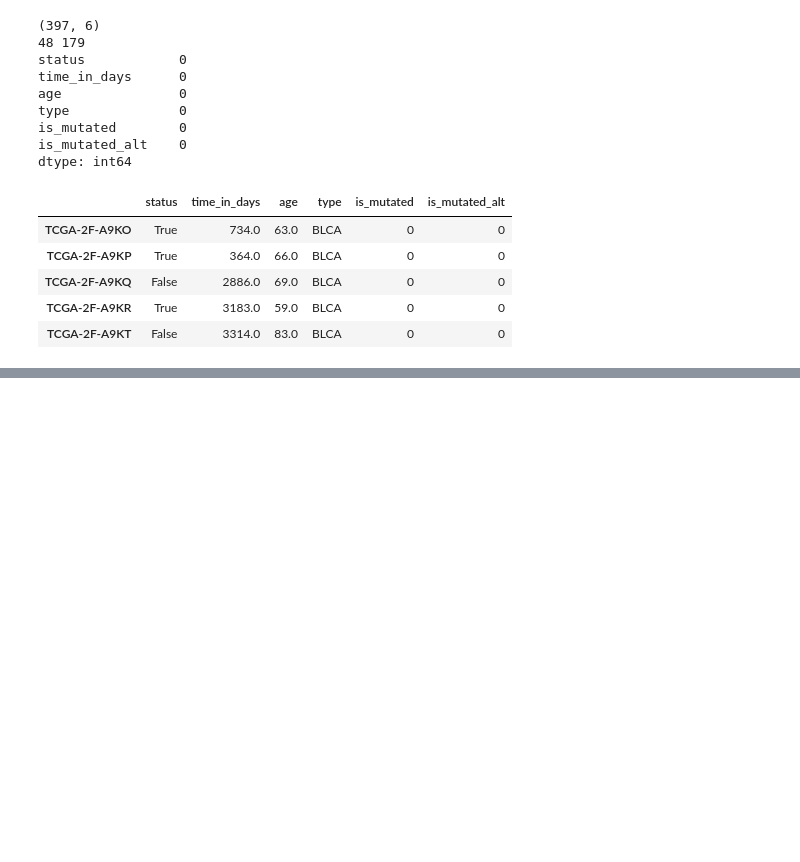
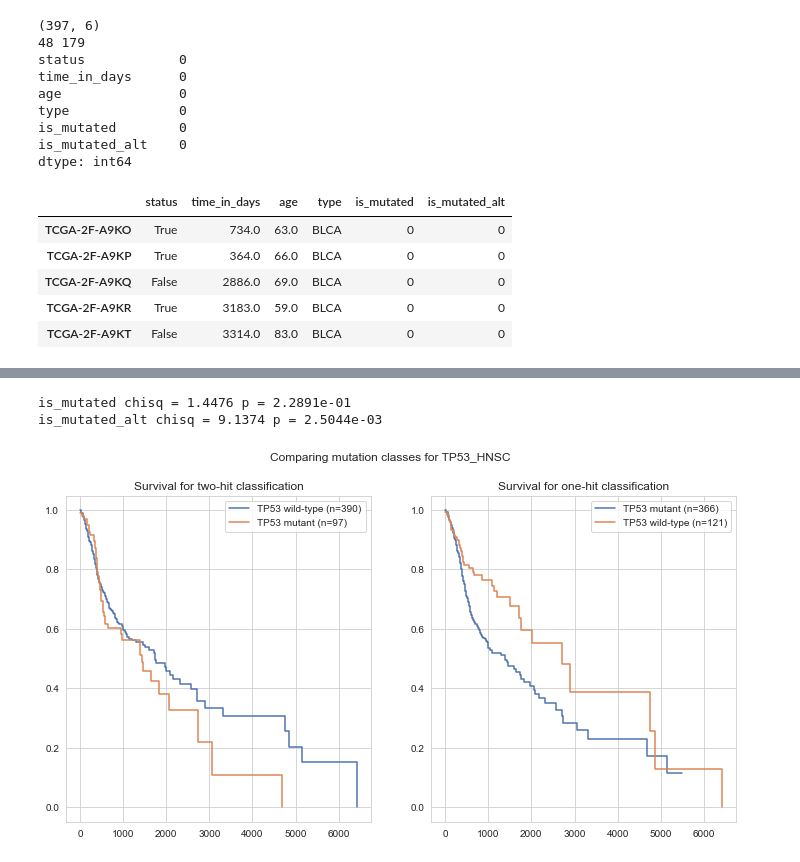
Before and after one commit to greenelab/mutation-fn, a Jupyter notebook: 6_survival_analysis/survival_hit_groups.ipynb, the cells around one changed output, grey strips where cells are left out. Cells and saved outputs as stored; diff of their text form; code cells hidden in the pictures; blank space fills up the shorter version.

```diff
--- a/6_survival_analysis/survival_hit_groups.ipynb
+++ b/6_survival_analysis/survival_hit_groups.ipynb
@@ -374,0 +520,16 @@ Text(0.5, 0.98, 'Comparing mutation classes for RB1_BLCA')
+# %%
+sns.set({'figure.figsize': (12, 6)})
+sns.set_style('whitegrid')
+
+fig, axarr = plt.subplots(1, 2)
+
+identifier = 'TP53_HNSC'
+
+id_clinical_df = get_groups_for_gene_and_tissue(
+    identifier, 'TSG', 'two')
+
+plot_id(identifier, id_clinical_df)
+# %% [output]
+is_mutated chisq = 1.4476 p = 2.2891e-01
+is_mutated_alt chisq = 9.1374 p = 2.5044e-03
+[figure, added]
```
Also changed, not shown: parts of 6 cells of this notebook, 1 other file.
